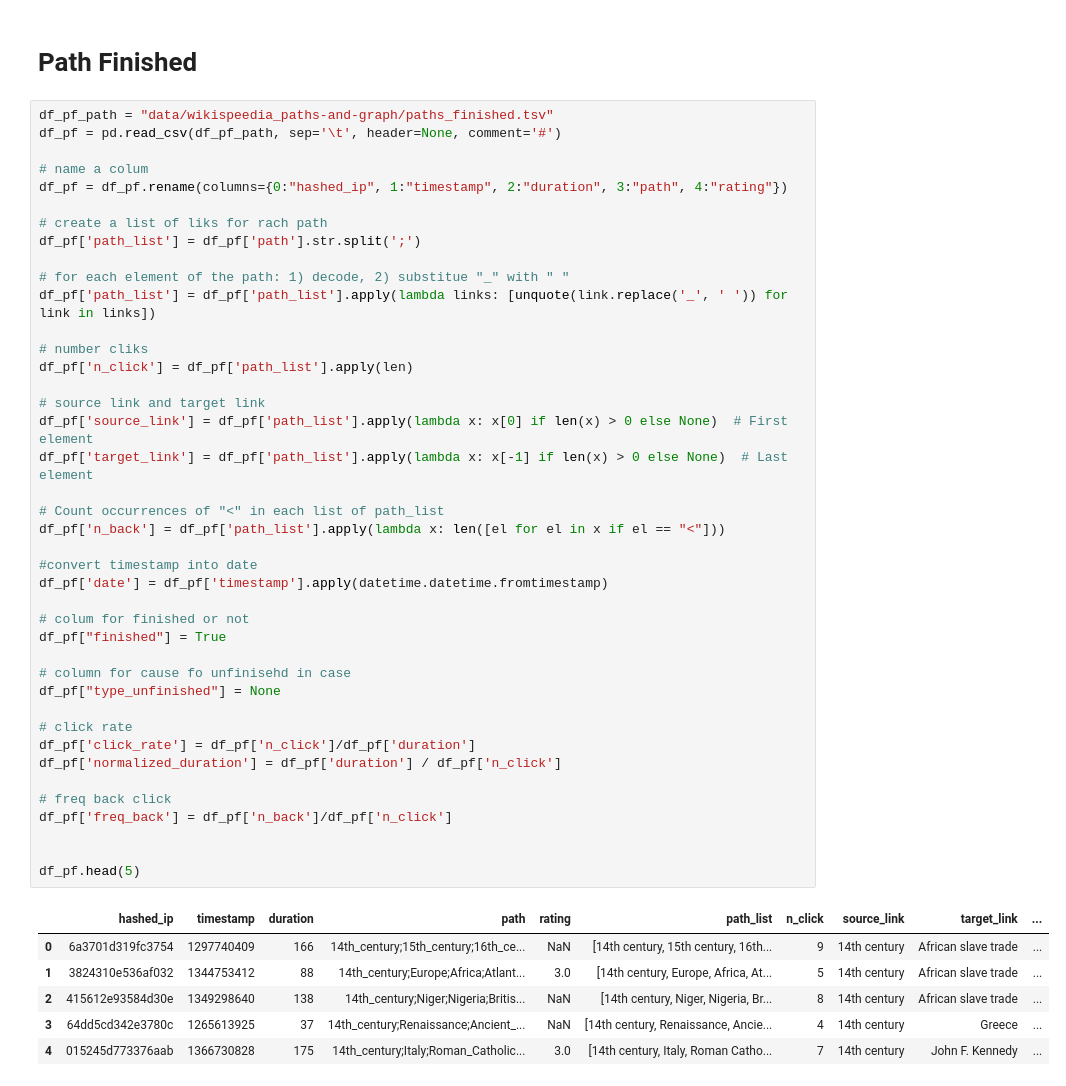
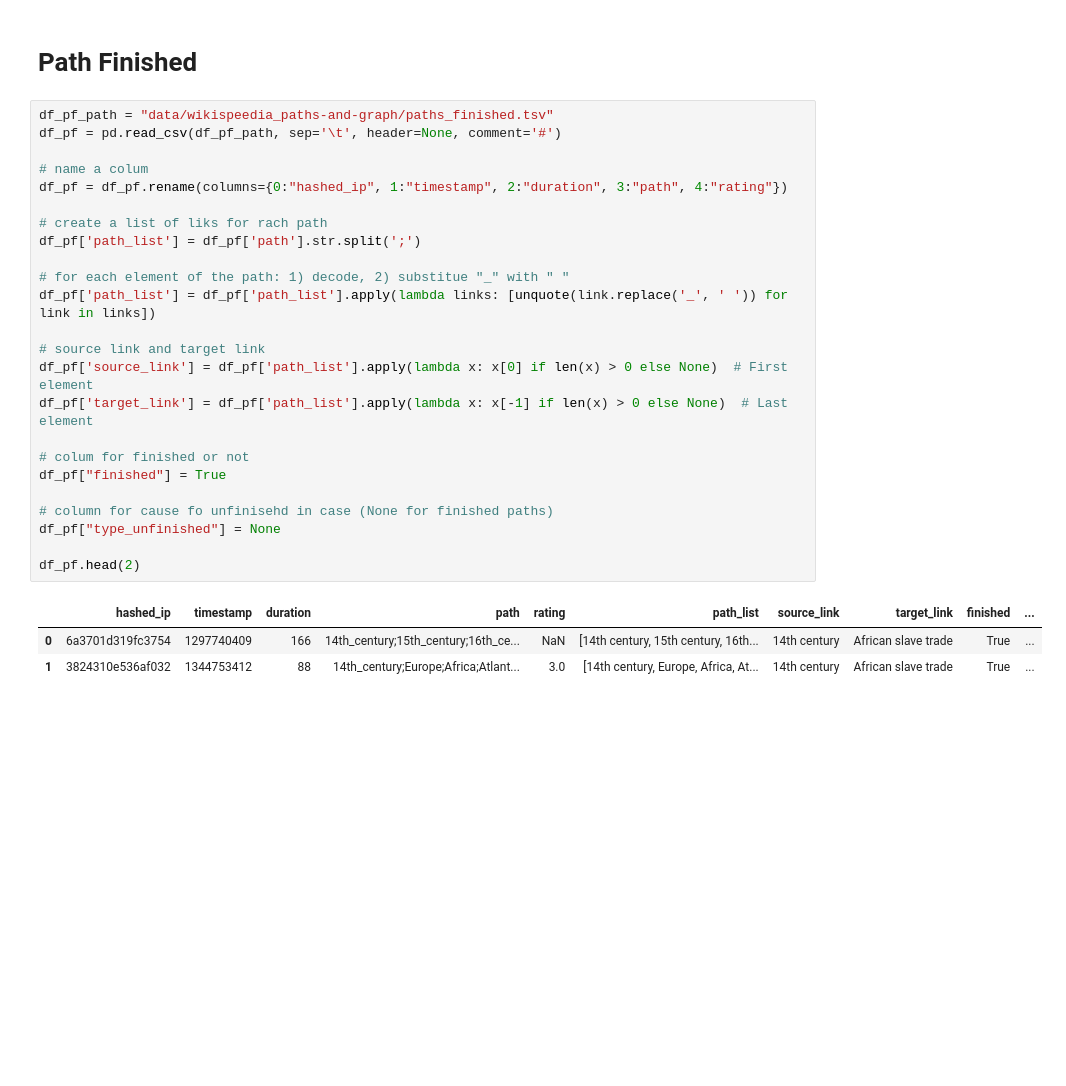
Before and after one commit to 8gabri8/ADA_wikispeedia, a Jupyter notebook: script/create_df.ipynb, the cells around one changed output. Drawn from its saved outputs; the diff is of its cells as text; blank space fills up the shorter version.

Commit message:
all paths

```diff
--- a/script/create_df.ipynb
+++ b/script/create_df.ipynb
@@ -122,48 +136,28 @@ df_links
 # %%
 df_pf_path = "data/wikispeedia_paths-and-graph/paths_finished.tsv"
 df_pf = pd.read_csv(df_pf_path, sep='\t', header=None, comment='#')
 
 # name a colum
 df_pf = df_pf.rename(columns={0:"hashed_ip", 1:"timestamp", 2:"duration", 3:"path", 4:"rating"})
 
 # create a list of liks for rach path
 df_pf['path_list'] = df_pf['path'].str.split(';')
 
 # for each element of the path: 1) decode, 2) substitue "_" with " "
 df_pf['path_list'] = df_pf['path_list'].apply(lambda links: [unquote(link.replace('_', ' ')) for link in links])
 
-# number cliks
-df_pf['n_click'] = df_pf['path_list'].apply(len)
-
 # source link and target link
 df_pf['source_link'] = df_pf['path_list'].apply(lambda x: x[0] if len(x) > 0 else None)  # First element
 df_pf['target_link'] = df_pf['path_list'].apply(lambda x: x[-1] if len(x) > 0 else None)  # Last element
 
-# Count occurrences of "<" in each list of path_list
-df_pf['n_back'] = df_pf['path_list'].apply(lambda x: len([el for el in x if el == "<"]))
-
-#convert timestamp into date
-df_pf['date'] = df_pf['timestamp'].apply(datetime.datetime.fromtimestamp)
-
 # colum for finished or not
 df_pf["finished"] = True
 
-# column for cause fo unfinisehd in case
+# column for cause fo unfinisehd in case (None for finished paths)
 df_pf["type_unfinished"] = None
 
-# click rate
-df_pf['click_rate'] = df_pf['n_click']/df_pf['duration']
-df_pf['normalized_duration'] = df_pf['duration'] / df_pf['n_click']
-
-# freq back click
-df_pf['freq_back'] = df_pf['n_back']/df_pf['n_click']
-
-
-df_pf.head(5)
+df_pf.head(2)
 # %% [output]
-|  | hashed_ip | timestamp | duration | path | rating | path_list | n_click | source_link | target_link | ... |
-| 0 | 6a3701d319fc3754 | 1297740409 | 166 | 14th_century;15th_century;16th_ce... | NaN | [14th century, 15th century, 16th... | 9 | 14th century | African slave trade | ... |
-| 1 | 3824310e536af032 | 1344753412 | 88 | 14th_century;Europe;Africa;Atlant... | 3.0 | [14th century, Europe, Africa, At... | 5 | 14th century | African slave trade | ... |
-| 2 | 415612e93584d30e | 1349298640 | 138 | 14th_century;Niger;Nigeria;Britis... | NaN | [14th century, Niger, Nigeria, Br... | 8 | 14th century | African slave trade | ... |
-| 3 | 64dd5cd342e3780c | 1265613925 | 37 | 14th_century;Renaissance;Ancient_... | NaN | [14th century, Renaissance, Ancie... | 4 | 14th century | Greece | ... |
-| 4 | 015245d773376aab | 1366730828 | 175 | 14th_century;Italy;Roman_Catholic... | 3.0 | [14th century, Italy, Roman Catho... | 7 | 14th century | John F. Kennedy | ... |
+|  | hashed_ip | timestamp | duration | path | rating | path_list | source_link | target_link | finished | ... |
+| 0 | 6a3701d319fc3754 | 1297740409 | 166 | 14th_century;15th_century;16th_ce... | NaN | [14th century, 15th century, 16th... | 14th century | African slave trade | True | ... |
+| 1 | 3824310e536af032 | 1344753412 | 88 | 14th_century;Europe;Africa;Atlant... | 3.0 | [14th century, Europe, Africa, At... | 14th century | African slave trade | True | ... |
```
Also changed, not shown: parts of 6 cells of this notebook, 1 other file.
